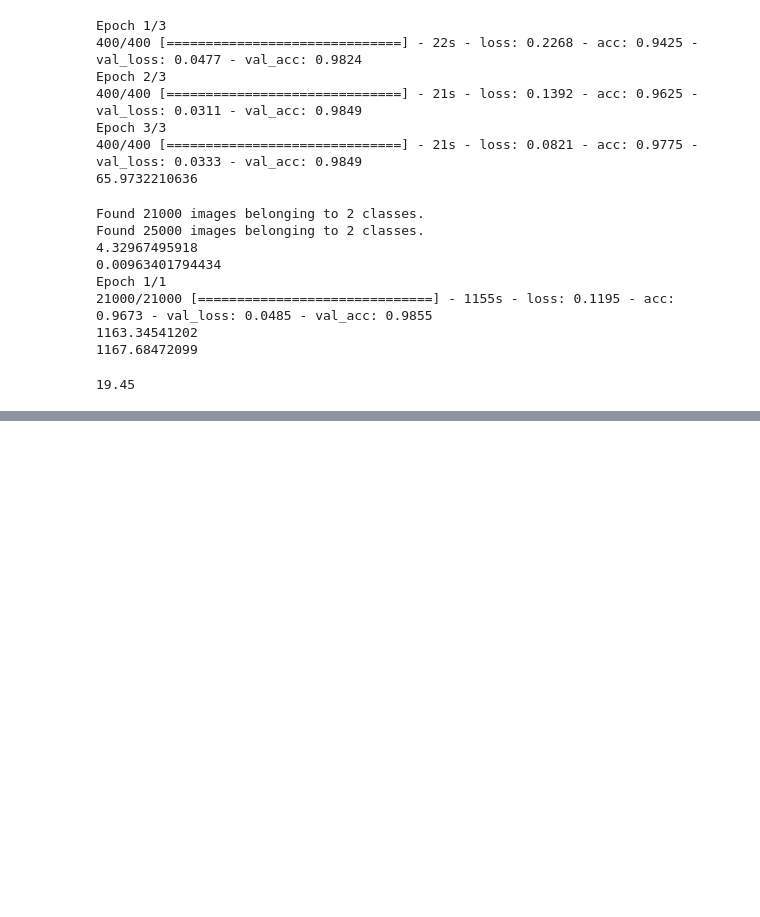
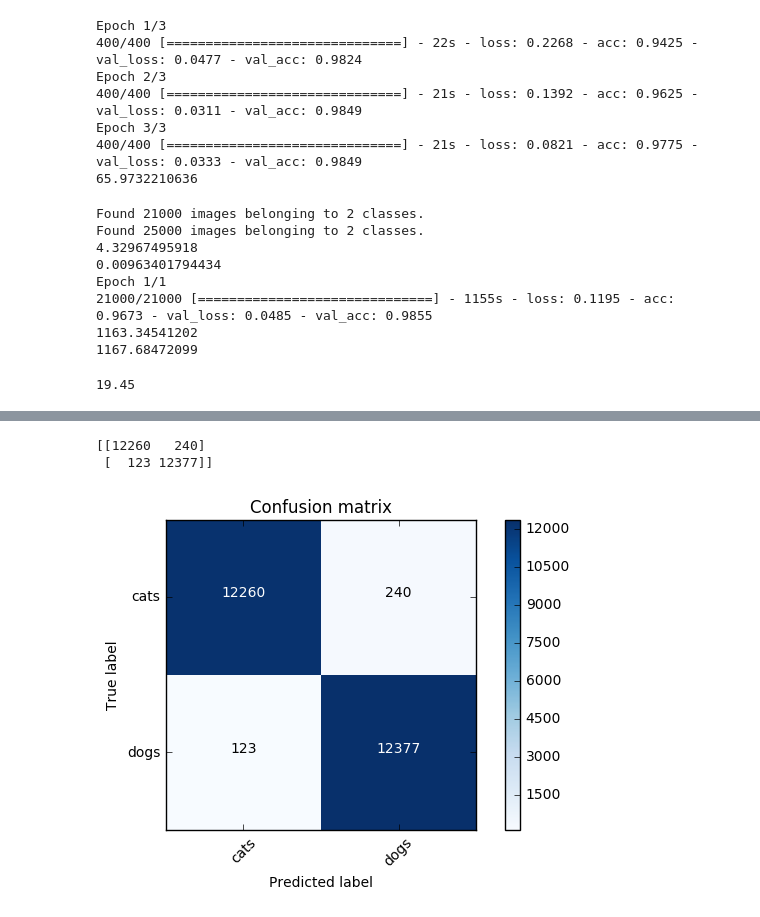
Before and after one commit to dmarx/courses, a Jupyter notebook: deeplearning1/nbs/cats_vs_dogs.ipynb, the cells around one changed output, grey strips where cells are left out. Saved outputs shown, nothing was run; the diff lists cells and outputs as text; code cells hidden in the pictures; blank space fills up the shorter version.

```diff
--- a/deeplearning1/nbs/cats_vs_dogs.ipynb
+++ b/deeplearning1/nbs/cats_vs_dogs.ipynb
@@ -276,0 +308,18 @@ vgg_test.save('cats_v_dogs_test.h5')
+# %%
+filenames = val_batches.filenames
+expected_labels = val_batches.classes #0 or 1
+
+#Round our predictions to 0/1 to generate labels
+our_predictions = probs[:,0]
+our_labels = np.round(1-our_predictions)
+# %%
+from sklearn.metrics import confusion_matrix
+from utils import plot_confusion_matrix
+
+cm = confusion_matrix(expected_labels, our_labels)
+plot_confusion_matrix(cm, val_batches.class_indices)
+plt.show() # that's pretty wild
+# %% [output]
+[[12260   240]
+ [  123 12377]]
+[figure, added]
```
Also changed, not shown: parts of 10 cells of this notebook.
